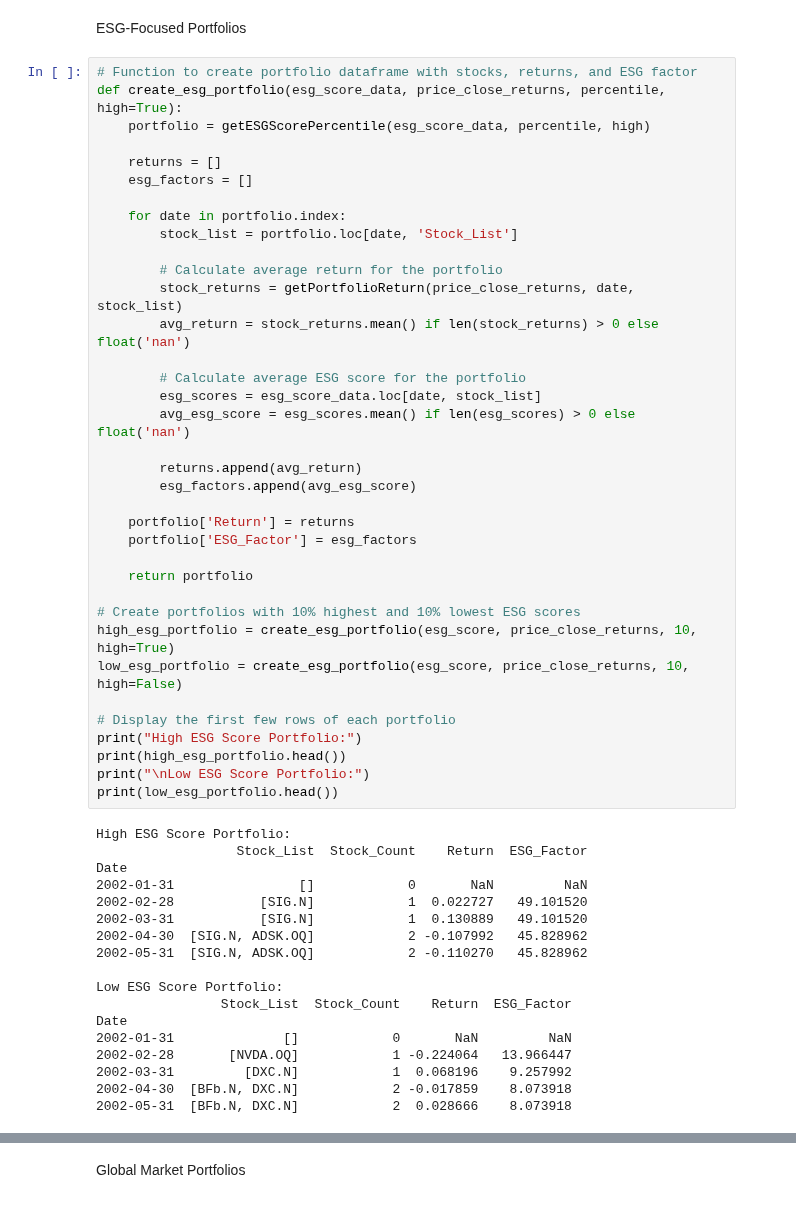
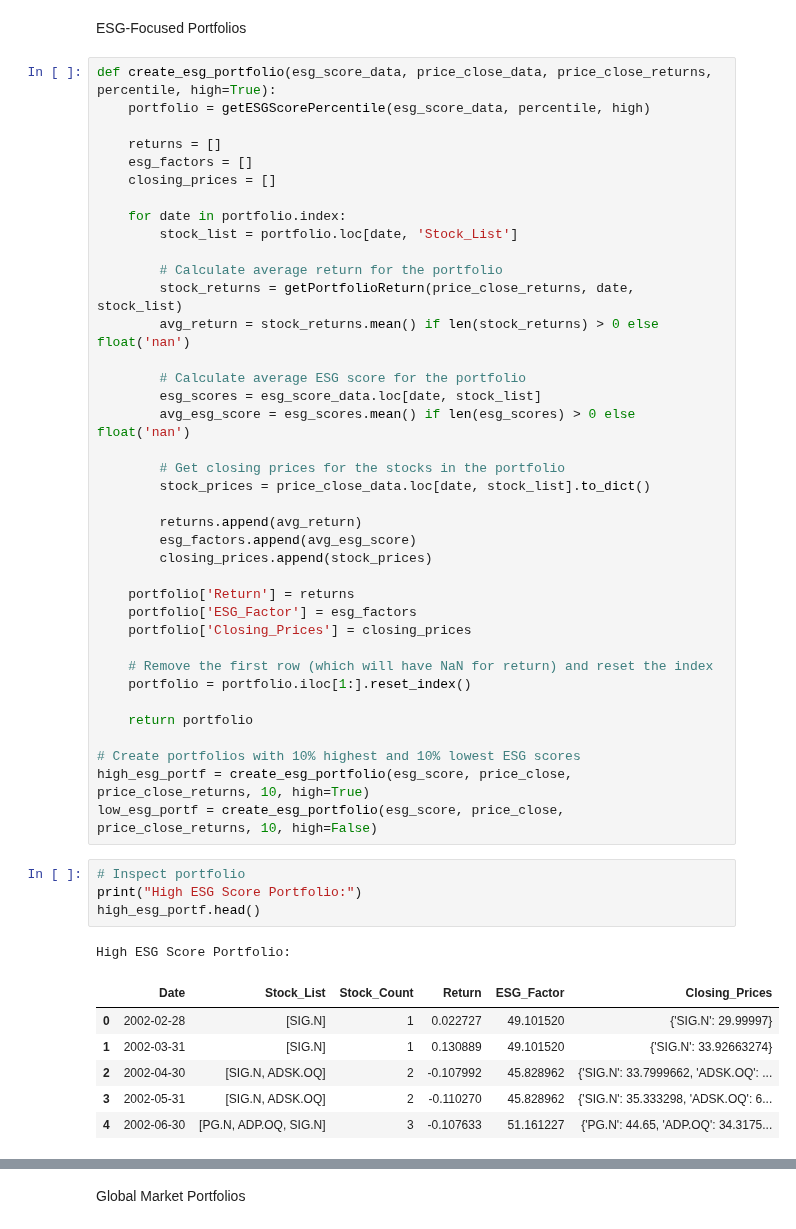
Before and after one commit to lkrsl/multi_factor_modelling_esg_factor_development, a Jupyter notebook: Part2_Factor_Analysis.ipynb, the cells around one changed output, grey strips where cells are left out. Cells and saved outputs as stored; diff of their text form.

```diff
--- a/Part2_Factor_Analysis.ipynb
+++ b/Part2_Factor_Analysis.ipynb
@@ -57,12 +59,12 @@ U.S. Market Segmented Portfolios
 # %% [markdown]
 ESG-Focused Portfolios
 # %%
-# Function to create portfolio dataframe with stocks, returns, and ESG factor
-def create_esg_portfolio(esg_score_data, price_close_returns, percentile, high=True):
+def create_esg_portfolio(esg_score_data, price_close_data, price_close_returns, percentile, high=True):
     portfolio = getESGScorePercentile(esg_score_data, percentile, high)
 
     returns = []
     esg_factors = []
+    closing_prices = []
 
     for date in portfolio.index:
         stock_list = portfolio.loc[date, 'Stock_List']
@@ -75,38 +77,34 @@ def create_esg_portfolio(esg_score_data, price_close_returns, percentile, high=T
         esg_scores = esg_score_data.loc[date, stock_list]
         avg_esg_score = esg_scores.mean() if len(esg_scores) > 0 else float('nan')
 
+        # Get closing prices for the stocks in the portfolio
+        stock_prices = price_close_data.loc[date, stock_list].to_dict()
+
         returns.append(avg_return)
         esg_factors.append(avg_esg_score)
+        closing_prices.append(stock_prices)
 
     portfolio['Return'] = returns
     portfolio['ESG_Factor'] = esg_factors
+    portfolio['Closing_Prices'] = closing_prices
+
+    # Remove the first row (which will have NaN for return) and reset the index
+    portfolio = portfolio.iloc[1:].reset_index()
 
     return portfolio
 
 # Create portfolios with 10% highest and 10% lowest ESG scores
-high_esg_portfolio = create_esg_portfolio(esg_score, price_close_returns, 10, high=True)
-low_esg_portfolio = create_esg_portfolio(esg_score, price_close_returns, 10, high=False)
-
-# Display the first few rows of each portfolio
-print("High ESG Score Portfolio:")
-print(high_esg_portfolio.head())
-print("\nLow ESG Score Portfolio:")
-print(low_esg_portfolio.head())
+high_esg_portf = create_esg_portfolio(esg_score, price_close, price_close_returns, 10, high=True)
+low_esg_portf = create_esg_portfolio(esg_score, price_close, price_close_returns, 10, high=False)
-# %% [output]
-High ESG Score Portfolio:
-                  Stock_List  Stock_Count    Return  ESG_Factor
-Date
-2002-01-31                []            0       NaN         NaN
-2002-02-28           [SIG.N]            1  0.022727   49.101520
-2002-03-31           [SIG.N]            1  0.130889   49.101520
-2002-04-30  [SIG.N, ADSK.OQ]            2 -0.107992   45.828962
-2002-05-31  [SIG.N, ADSK.OQ]            2 -0.110270   45.828962
-
-Low ESG Score Portfolio:
-                Stock_List  Stock_Count    Return  ESG_Factor
-Date
-2002-01-31              []            0       NaN         NaN
-2002-02-28       [NVDA.OQ]            1 -0.224064   13.966447
-2002-03-31         [DXC.N]            1  0.068196    9.257992
-2002-04-30  [BFb.N, DXC.N]            2 -0.017859    8.073918
-2002-05-31  [BFb.N, DXC.N]            2  0.028666    8.073918
+# %%
+# Inspect portfolio
+print("High ESG Score Portfolio:")
+high_esg_portf.head()
+# %% [output]
+High ESG Score Portfolio:
+|  | Date | Stock_List | Stock_Count | Return | ESG_Factor | Closing_Prices |
+| 0 | 2002-02-28 | [SIG.N] | 1 | 0.022727 | 49.101520 | {'SIG.N': 29.99997} |
+| 1 | 2002-03-31 | [SIG.N] | 1 | 0.130889 | 49.101520 | {'SIG.N': 33.92663274} |
+| 2 | 2002-04-30 | [SIG.N, ADSK.OQ] | 2 | -0.107992 | 45.828962 | {'SIG.N': 33.7999662, 'ADSK.OQ': ... |
+| 3 | 2002-05-31 | [SIG.N, ADSK.OQ] | 2 | -0.110270 | 45.828962 | {'SIG.N': 35.333298, 'ADSK.OQ': 6... |
+| 4 | 2002-06-30 | [PG.N, ADP.OQ, SIG.N] | 3 | -0.107633 | 51.161227 | {'PG.N': 44.65, 'ADP.OQ': 34.3175... |
```
Also changed, not shown: parts of 23 cells of this notebook.
